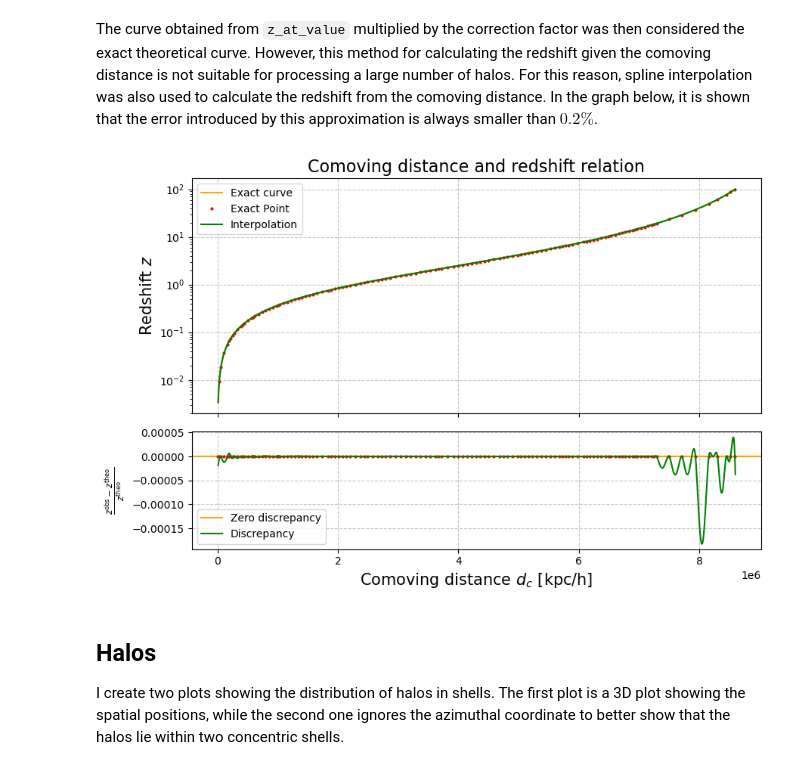
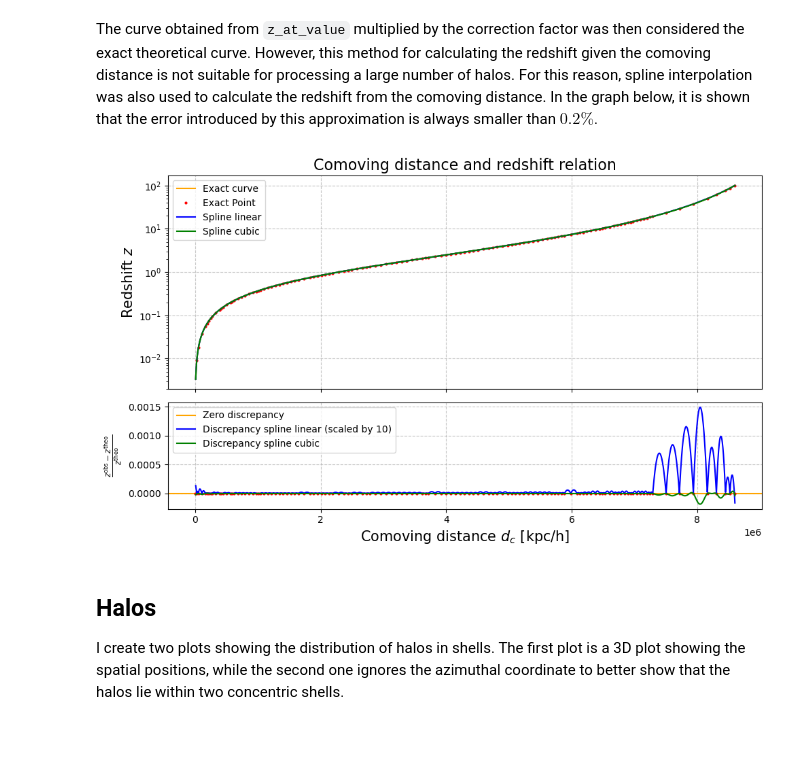
Before and after one commit to matteopicciolini/MasterThesis, a Jupyter notebook: Halos.ipynb, the cells around one changed output. Drawn from its saved outputs; the diff is of its cells as text; code cells hidden in the pictures; blank space fills up the shorter version.

```diff
--- a/Halos.ipynb
+++ b/Halos.ipynb
@@ -31,10 +31,12 @@ unique_distance = distance_sorted[unique_indices]
 # spline
 distance2redshift = make_interp_spline(unique_distance, unique_z, k = 3)
 correction = make_interp_spline(cosmo.data['z'][1:], cosmo.data['z_correction'][1:], k = 3)
+distance2redshift_linear = make_interp_spline(unique_distance, unique_z, k = 1)
+correction_linear = make_interp_spline(cosmo.data['z'][1:], cosmo.data['z_correction'][1:], k = 1)
 
 # Creazione dati
-z_values = np.linspace(0, 100, 500)
-d_values = np.linspace(1e4, 8.6e6, 1000)
+z_values = np.linspace(0, 100, 1000)
+d_values = np.linspace(1e4, 8.6e6, 3000)
 # %%
 redshift = z_at_value(cosmo.cosmo.comoving_distance, d_values * u.kpc / h_Hubble, zmin = 0, zmax = 5000)
 
@@ -54,35 +71,41 @@ plt.show()
 
 The curve obtained from `z_at_value` multiplied by the correction factor was then considered the exact theoretical curve. However, this method for calculating the redshift given the comoving distance is not suitable for processing a large number of halos. For this reason, spline interpolation was also used to calculate the redshift from the comoving distance. In the graph below, it is shown that the error introduced by this approximation is always smaller than $0.2\%$.
 # %%
-fig, (ax1, ax2) = plt.subplots(2, 1, figsize=(9, 6), sharex=True, gridspec_kw={"height_ratios": [2, 1]})
+fig, (ax1, ax2) = plt.subplots(2, 1, figsize=(10, 6), sharex=True, gridspec_kw={"height_ratios": [2, 1]})
 
 # Primo grafico: Redshift vs Comoving distance
 ax1.plot(d_values, redshift * correction(redshift), color="orange", label="Exact curve")
 ax1.plot(unique_distance, unique_z, marker="o", markersize=2, linestyle="None", color="red", label="Exact Point")
-ax1.plot(d_values, distance2redshift(d_values), linestyle="-", color="green", label="Interpolation")
+ax1.plot(d_values, distance2redshift_linear(d_values), linestyle="-", color="blue", label="Spline linear")
+ax1.plot(d_values, distance2redshift(d_values), linestyle="-", color="green", label="Spline cubic")
 ax1.set_ylabel('Redshift $z$', fontsize=15)
 ax1.set_yscale('log')
 
 ax1.grid(True, linestyle='--', alpha=0.7)
 ax1.legend(fontsize=10)
 ax1.set_title('Comoving distance and redshift relation', fontsize=16)
 
 # Secondo grafico: Discrepanza relativa
 discrepancy = (distance2redshift(d_values) - (redshift * correction(redshift))) / (redshift * correction(redshift))
+discrepancy_linear = (distance2redshift_linear(d_values) - (redshift * correction(redshift))) / (redshift * correction(redshift))
 
 ax2.axhline(0, color='orange', linestyle='-', label='Zero discrepancy')
 ax2.plot(unique_distance, np.zeros_like(unique_distance), linestyle='None', color="red", marker="o", markersize=2)
-ax2.plot(d_values, discrepancy, linestyle='-', color='green', label='Discrepancy')
+
+ax2.plot(d_values, discrepancy_linear/10, linestyle='-', color='blue', label='Discrepancy spline linear (scaled by 10)')
+ax2.plot(d_values, discrepancy, linestyle='-', color='green', label='Discrepancy spline cubic')
 ax2.set_xlabel('Comoving distance $d_c$ [kpc/h]', fontsize=15)
+
 ax2.set_ylabel(r'$\frac{z^{\rm obs} - z^{\rm theo}}{z^{\rm theo}}$', fontsize=12)
 ax2.grid(True, linestyle='--', alpha=0.7)
 ax2.legend(fontsize=10)
 
+
 # Adattamento layout
 plt.tight_layout()
 plt.show()
 # %% [output]
-[figure, old version]
+[figure, new version]
 # %% [markdown]
 ## Halos
 
```
Also changed, not shown: parts of 11 cells of this notebook, 1 other file.
